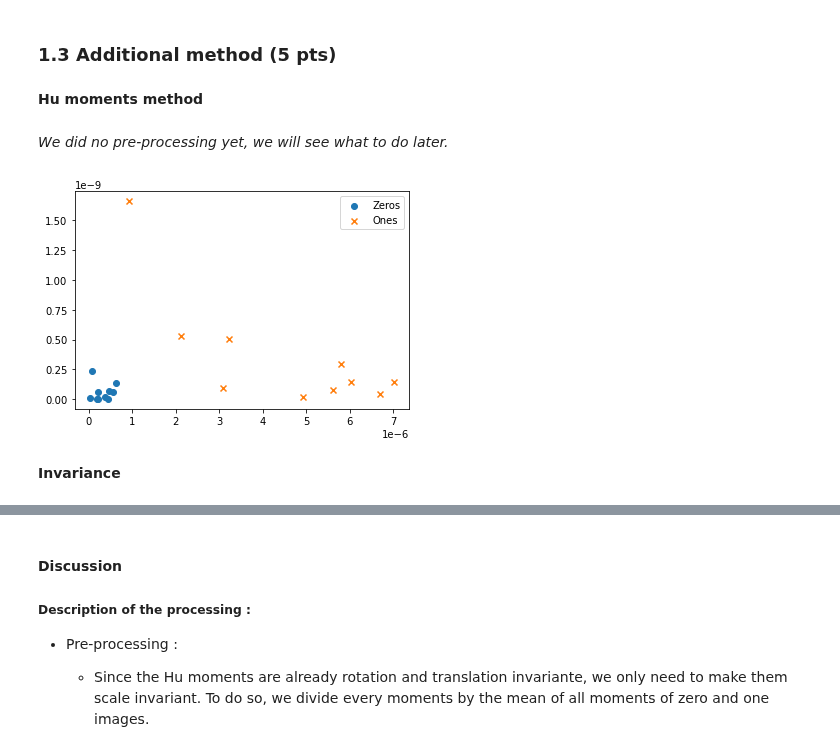
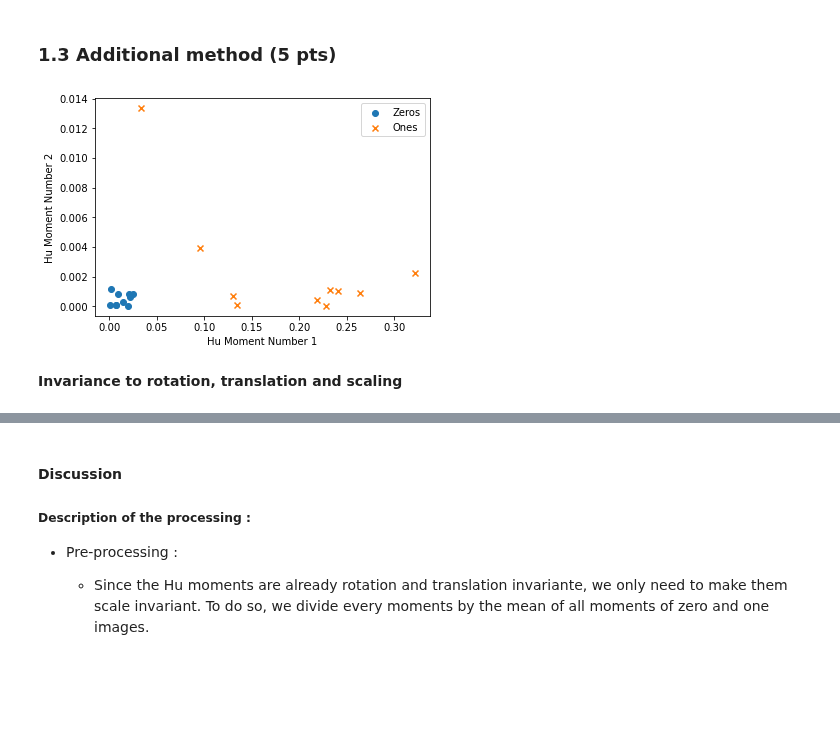
Before and after one commit to Andrea-Oliveri/Image-Processing-Assignements, a Jupyter notebook: Labs/lab_02_object_description.ipynb, the cells around one changed output, grey strips where cells are left out. Saved outputs shown, nothing was run; the diff lists cells and outputs as text; code cells hidden in the pictures; blank space fills up the shorter version.

```diff
--- a/Labs/lab_02_object_description.ipynb
+++ b/Labs/lab_02_object_description.ipynb
@@ -351,36 +461,32 @@ Average over all images of variance across all scalings:
   <br/>
 # %% [markdown]
 ### 1.3 Additional method (5 pts)
-# %% [markdown]
-<b>Hu moments method</b>
-# %% [markdown]
-<i>We did no pre-processing yet, we will see what to do later.<i/>
-# %%
-def get_hu_moments_descriptor(image, moments_to_keep = (1, 2)):
-    """
-    desc: gives the invariant features of an image
-    """
-    moments    = cv.moments(image)
-    hu_moments = cv.HuMoments(moments).flatten()
-
-    return hu_moments[np.array(moments_to_keep)]
-
-
-def plot_regiondesc(coefficients_digits_list,marker_digits_list, label_digits_list):
-    for coefficients_digit, marker, label in zip(coefficients_digits_list,
-                                                 marker_digits_list, label_digits_list):
-        plt.scatter(coefficients_digit[:, 0], coefficients_digit[:, 1],
-                    marker = marker, label = label)
-
-    plt.legend()
-    plt.show()
+# %%
+def get_hu_moments_descriptor(image, moments_to_keep = (1, 2)):
+    """
+    Function returning the Hu Moments at positions moments_to_keep computed from image.
+
+    Args:
+        image::[np.array]
+            Image we want to compute the Hu Moments descriptor of.
+        moments_to_keep::[tuple]
+            Which of the computed Hu Moments we want to use to make up the image descriptor.
+    Returns:
+        hu_moments_descriptor::[np.array]
+            Array of size (len(moments_to_keep), ) where each element is one Hu Moments descriptor coefficient.
+    """
+    moments    = cv.moments(image)
+    hu_moments = cv.HuMoments(moments).flatten()
+
+    return hu_moments[np.array(moments_to_keep)]
 # %%
-hu_moments_zeros = np.asarray([get_hu_moments_descriptor(img) for img in zeros_im])
-hu_moments_ones  = np.asarray([get_hu_moments_descriptor(img) for img in ones_im])
+hu_moments_zeros = np.asarray([get_hu_moments_descriptor(pretreat_image(img)) for img in zeros_im])
+hu_moments_ones  = np.asarray([get_hu_moments_descriptor(pretreat_image(img)) for img in ones_im])
 
-plot_descriptors([hu_moments_zeros, hu_moments_ones], ['o', 'x'], ["Zeros", "Ones"])
+plot_descriptors([hu_moments_zeros, hu_moments_ones], ['o', 'x'], ["Zeros", "Ones"],
+                 "Hu Moment Number 1", "Hu Moment Number 2")
 # %% [output]
-[figure, old version]
+[figure, new version]
 # %% [markdown]
-<b> Invariance</b>
+<b>Invariance to rotation, translation and scaling</b>
 # %%
```
Also changed, not shown: parts of 15 cells of this notebook.
